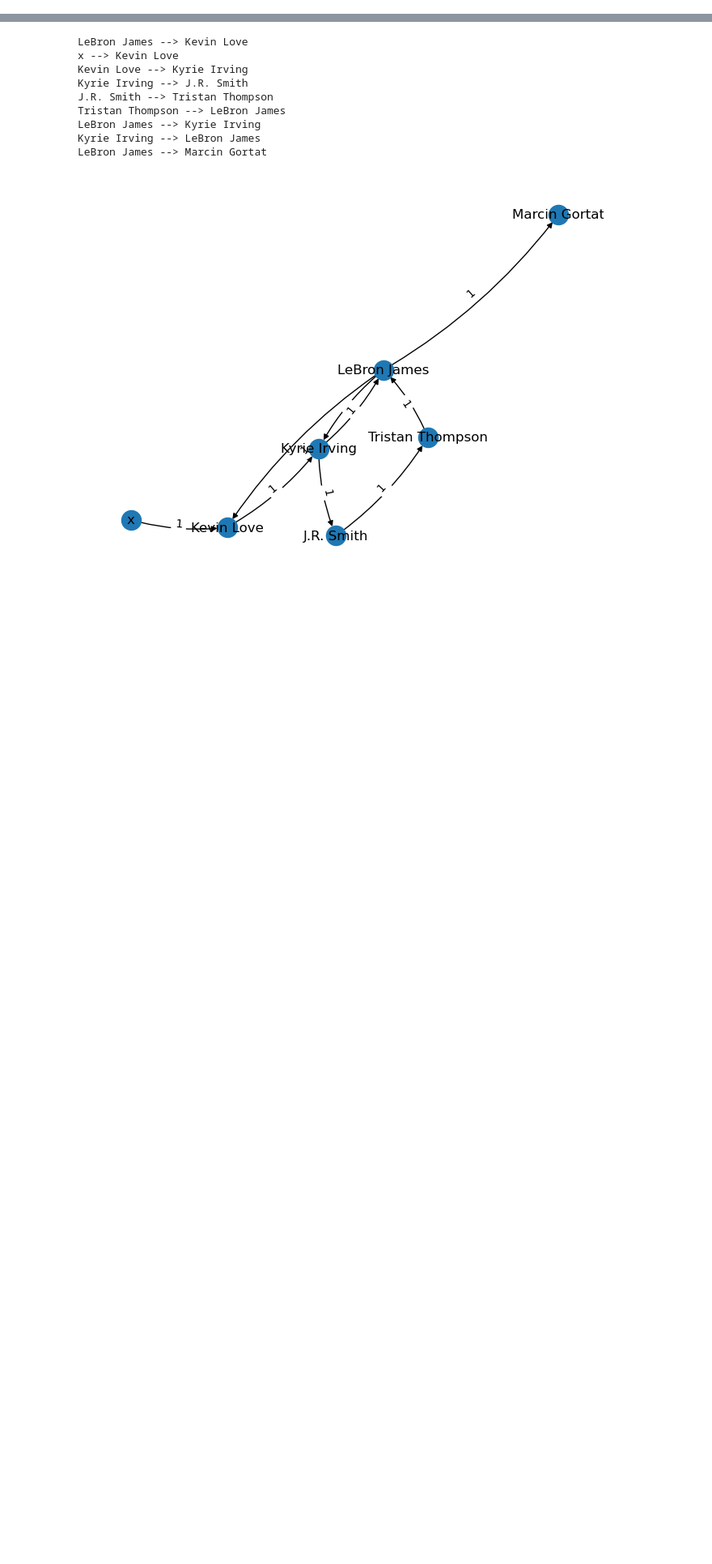
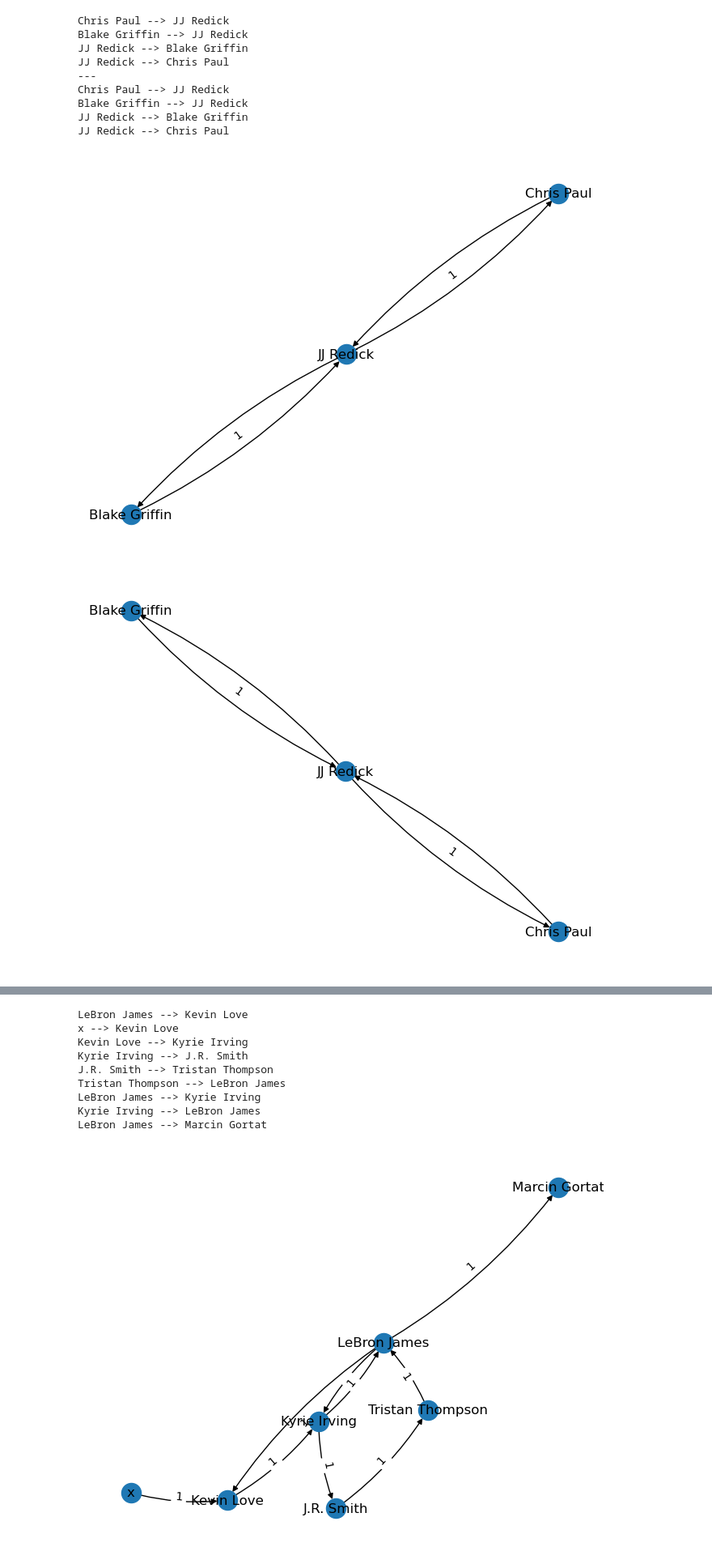
Before and after one commit to Jonathannsegal/networks, a Jupyter notebook: create_graphs.ipynb, the cells around one changed output, grey strips where cells are left out. Shown at 81% size. Cells and saved outputs as stored; diff of their text form; code cells hidden in the pictures; blank space fills up the shorter version.

```diff
--- a/create_graphs.ipynb
+++ b/create_graphs.ipynb
@@ -54,6 +54,27 @@ def compute_attacking_graph(possession):
             G_attack.add_edge(pass_from, pass_to, weight=1)
 
     return G_attack
+# %%
+import random
+i = random.randint(0, len(possessions))
+ag1 = compute_attacking_graph(possessions[i], key='Passes')
+print('---')
+ag2 = compute_attacking_graph(possessions[i], key='CombinedPasses')
+
+draw_graph(ag1)
+draw_graph(ag2)
+# %% [output]
+Chris Paul --> JJ Redick
+Blake Griffin --> JJ Redick
+JJ Redick --> Blake Griffin
+JJ Redick --> Chris Paul
+---
+Chris Paul --> JJ Redick
+Blake Griffin --> JJ Redick
+JJ Redick --> Blake Griffin
+JJ Redick --> Chris Paul
+[figure, added]
+[figure, added]
 # %%
 # Compute various metrics for the attacking graph
 
```
Also changed, not shown: parts of 5 cells of this notebook, 2 other files.
